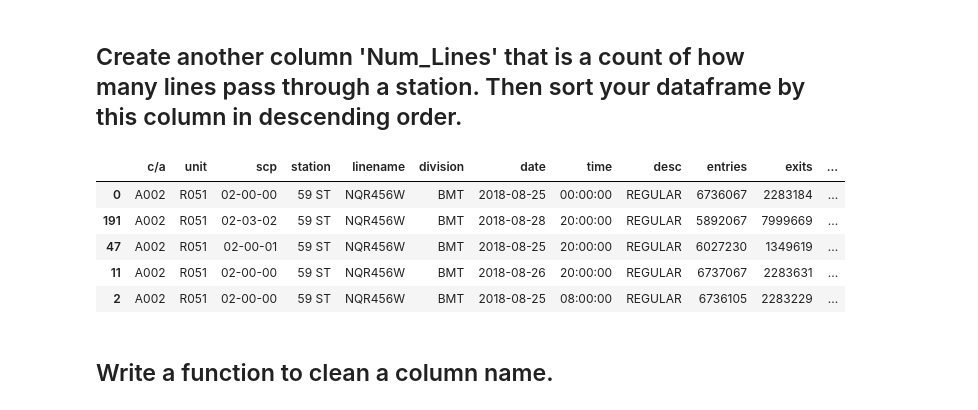
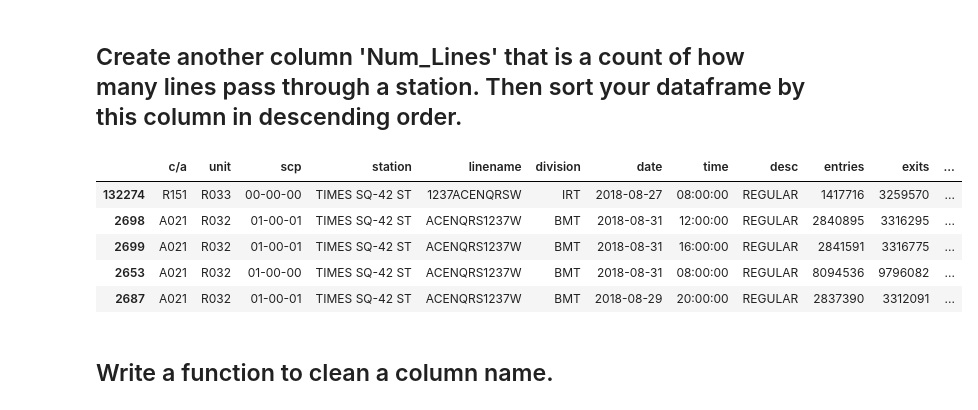
Before and after one commit to kylegwlawrence/dsc-0-03-08-understanding-pandas-series-and-dataframes-lab-online-ds-sp-000, a Jupyter notebook: index.ipynb, the cells around one changed output. Drawn from its saved outputs; the diff is of its cells as text; code cells hidden in the pictures.

```diff
--- a/index.ipynb
+++ b/index.ipynb
@@ -101,17 +101,18 @@ df.reset_index(drop = True)
 ## Create another column 'Num_Lines' that is a count of how many lines pass through a station. Then sort your dataframe by this column in descending order.
 # %%
 # Your code here
-df['num_lines'] = df['li']
+df['num_lines'] = df['linename'].str.len()
 
+#sort in place
 df.sort_values(by = ['num_lines'], ascending = False, inplace = True)
 df.head()
 # %% [output]
 |  | c/a | unit | scp | station | linename | division | date | time | desc | entries | exits | ... |
-| 0 | A002 | R051 | 02-00-00 | 59 ST | NQR456W | BMT | 2018-08-25 | 00:00:00 | REGULAR | 6736067 | 2283184 | ... |
-| 191 | A002 | R051 | 02-03-02 | 59 ST | NQR456W | BMT | 2018-08-28 | 20:00:00 | REGULAR | 5892067 | 7999669 | ... |
-| 47 | A002 | R051 | 02-00-01 | 59 ST | NQR456W | BMT | 2018-08-25 | 20:00:00 | REGULAR | 6027230 | 1349619 | ... |
-| 11 | A002 | R051 | 02-00-00 | 59 ST | NQR456W | BMT | 2018-08-26 | 20:00:00 | REGULAR | 6737067 | 2283631 | ... |
-| 2 | A002 | R051 | 02-00-00 | 59 ST | NQR456W | BMT | 2018-08-25 | 08:00:00 | REGULAR | 6736105 | 2283229 | ... |
+| 132274 | R151 | R033 | 00-00-00 | TIMES SQ-42 ST | 1237ACENQRSW | IRT | 2018-08-27 | 08:00:00 | REGULAR | 1417716 | 3259570 | ... |
+| 2698 | A021 | R032 | 01-00-01 | TIMES SQ-42 ST | ACENQRS1237W | BMT | 2018-08-31 | 12:00:00 | REGULAR | 2840895 | 3316295 | ... |
+| 2699 | A021 | R032 | 01-00-01 | TIMES SQ-42 ST | ACENQRS1237W | BMT | 2018-08-31 | 16:00:00 | REGULAR | 2841591 | 3316775 | ... |
+| 2653 | A021 | R032 | 01-00-00 | TIMES SQ-42 ST | ACENQRS1237W | BMT | 2018-08-31 | 08:00:00 | REGULAR | 8094536 | 9796082 | ... |
+| 2687 | A021 | R032 | 01-00-01 | TIMES SQ-42 ST | ACENQRS1237W | BMT | 2018-08-29 | 20:00:00 | REGULAR | 2837390 | 3312091 | ... |
 # %% [markdown]
 ## Write a function to clean a column name.
 # %%
```
